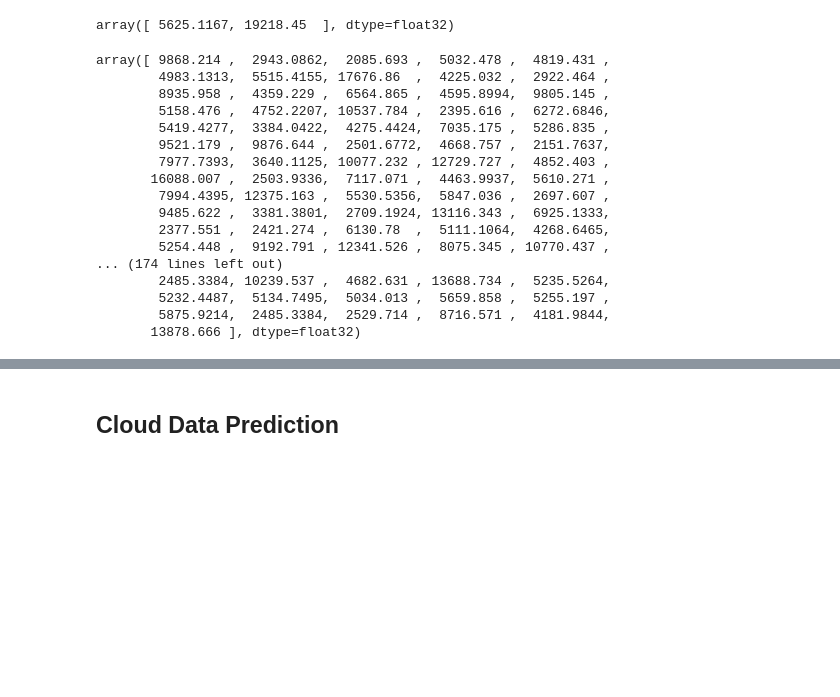
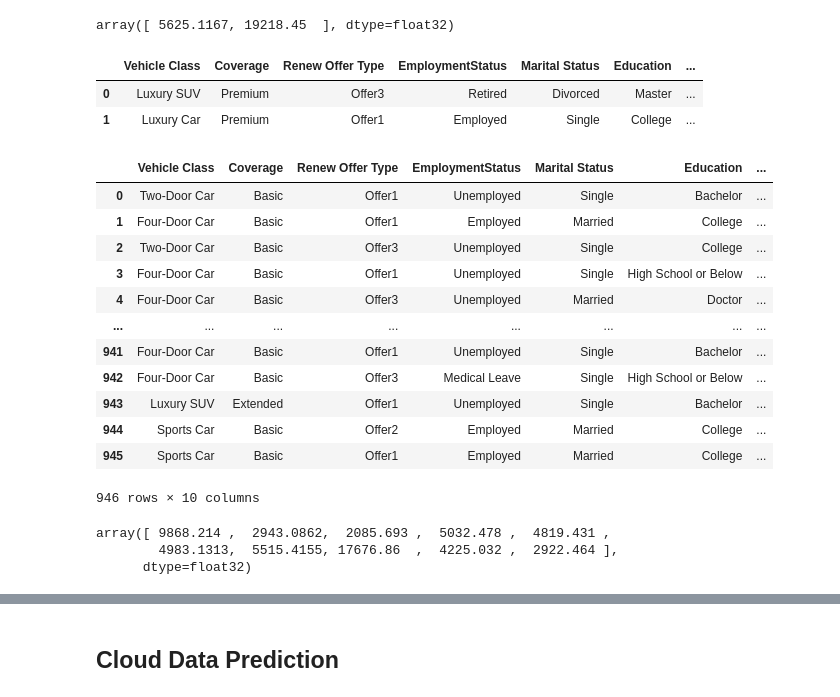
Before and after one commit to zeenfts/luxury-cars-insurance-clv-regression, a Jupyter notebook: helpers/clv_unseen_data.ipynb, the cells around one changed output, grey strips where cells are left out. Drawn from its saved outputs; the diff is of its cells as text; code cells hidden in the pictures; blank space fills up the shorter version.

```diff
--- a/helpers/clv_unseen_data.ipynb
+++ b/helpers/clv_unseen_data.ipynb
@@ -184,22 +164,36 @@ loaded_model.predict(new_test_data)
 # %% [output]
 array([ 5625.1167, 19218.45  ], dtype=float32)
-# %%
-loaded_model.predict(auto)
-# %% [output]
-array([ 9868.214 ,  2943.0862,  2085.693 ,  5032.478 ,  4819.431 ,
-        4983.1313,  5515.4155, 17676.86  ,  4225.032 ,  2922.464 ,
-        8935.958 ,  4359.229 ,  6564.865 ,  4595.8994,  9805.145 ,
-        5158.476 ,  4752.2207, 10537.784 ,  2395.616 ,  6272.6846,
-        5419.4277,  3384.0422,  4275.4424,  7035.175 ,  5286.835 ,
-        9521.179 ,  9876.644 ,  2501.6772,  4668.757 ,  2151.7637,
-        7977.7393,  3640.1125, 10077.232 , 12729.727 ,  4852.403 ,
-       16088.007 ,  2503.9336,  7117.071 ,  4463.9937,  5610.271 ,
-        7994.4395, 12375.163 ,  5530.5356,  5847.036 ,  2697.607 ,
-        9485.622 ,  3381.3801,  2709.1924, 13116.343 ,  6925.1333,
-        2377.551 ,  2421.274 ,  6130.78  ,  5111.1064,  4268.6465,
-        5254.448 ,  9192.791 , 12341.526 ,  8075.345 , 10770.437 ,
-... (174 lines left out)
-        2485.3384, 10239.537 ,  4682.631 , 13688.734 ,  5235.5264,
-        5232.4487,  5134.7495,  5034.013 ,  5659.858 ,  5255.197 ,
-        5875.9214,  2485.3384,  2529.714 ,  8716.571 ,  4181.9844,
-       13878.666 ], dtype=float32)
+# %%
+new_test_local = new_test_data.copy()
+new_test_local['CLV Prediction'] = y_pred_local_new_data
+new_test_local
+# %% [output]
+|  | Vehicle Class | Coverage | Renew Offer Type | EmploymentStatus | Marital Status | Education | ... |
+| 0 | Luxury SUV | Premium | Offer3 | Retired | Divorced | Master | ... |
+| 1 | Luxury Car | Premium | Offer1 | Employed | Single | College | ... |
+# %%
+# see new unseend data without target feature
+
+auto = pd.read_csv('../car_insurance_real.csv')
+auto
+# %% [output]
+|  | Vehicle Class | Coverage | Renew Offer Type | EmploymentStatus | Marital Status | Education | ... |
+| 0 | Two-Door Car | Basic | Offer1 | Unemployed | Single | Bachelor | ... |
+| 1 | Four-Door Car | Basic | Offer1 | Employed | Married | College | ... |
+| 2 | Two-Door Car | Basic | Offer3 | Unemployed | Single | College | ... |
+| 3 | Four-Door Car | Basic | Offer1 | Unemployed | Single | High School or Below | ... |
+| 4 | Four-Door Car | Basic | Offer3 | Unemployed | Married | Doctor | ... |
+| ... | ... | ... | ... | ... | ... | ... | ... |
+| 941 | Four-Door Car | Basic | Offer1 | Unemployed | Single | Bachelor | ... |
+| 942 | Four-Door Car | Basic | Offer3 | Medical Leave | Single | High School or Below | ... |
+| 943 | Luxury SUV | Extended | Offer1 | Unemployed | Single | Bachelor | ... |
+| 944 | Sports Car | Basic | Offer2 | Employed | Married | College | ... |
+| 945 | Sports Car | Basic | Offer1 | Employed | Married | College | ... |
+946 rows × 10 columns
+# %%
+y_pred_file_local = loaded_model.predict(auto)
+y_pred_file_local[:13]
+# %% [output]
+array([ 9868.214 ,  2943.0862,  2085.693 ,  5032.478 ,  4819.431 ,
+        4983.1313,  5515.4155, 17676.86  ,  4225.032 ,  2922.464 ],
+      dtype=float32)
```
Also changed, not shown: parts of 24 cells of this notebook.
